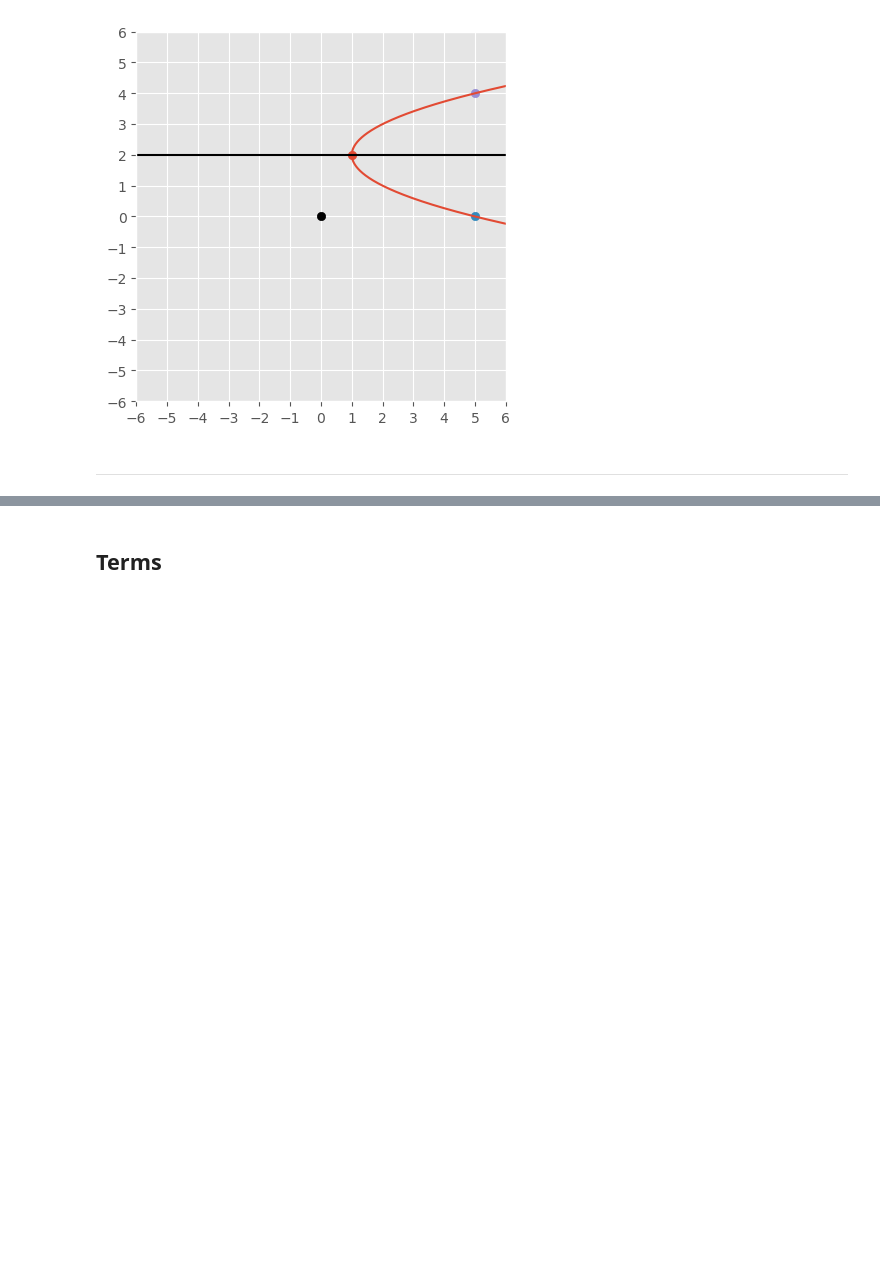
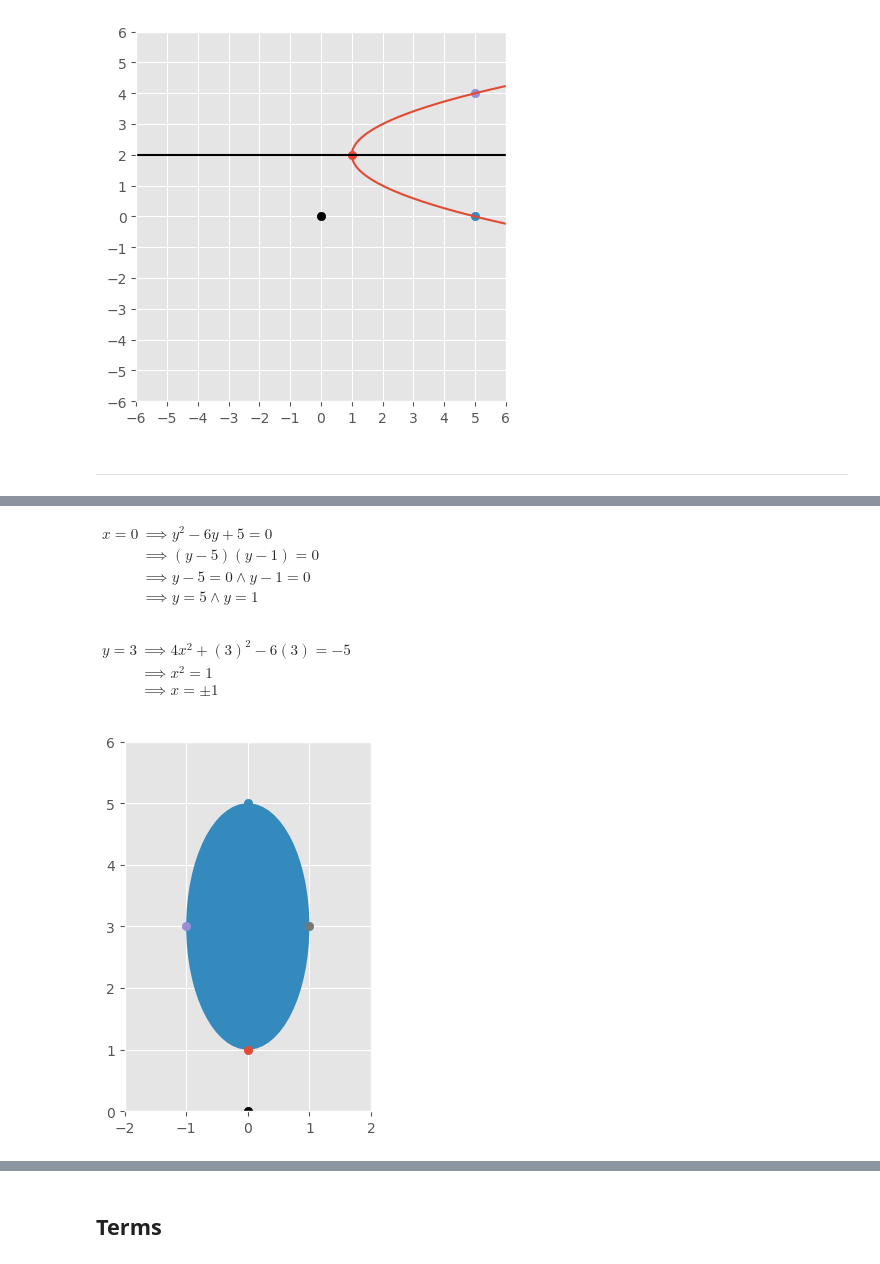
Before and after one commit to davefriedman01/VectorCalculus, a Jupyter notebook: hw1.ipynb, the cells around one changed output, grey strips where cells are left out. Cells and saved outputs as stored; diff of their text form; code cells hidden in the pictures; blank space fills up the shorter version.

```diff
--- a/hw1.ipynb
+++ b/hw1.ipynb
@@ -607,0 +737,42 @@ plt.scatter(5,4);
+# %% [markdown]
+$
+\begin{aligned}
+x=0
+&\implies
+y^2-6y+5=0\\
+&\implies(y-5)(y-1)=0\\
+&\implies y-5=0\land y-1=0\\
+&\implies y=5\land y=1\\
+\end{aligned}
+$
+# %% [markdown]
+$
+\begin{aligned}
+y=3
+&\implies
+4x^2+(3)^2-6(3)=-5\\
+&\implies
+x^2=1\\
+&\implies
+x=\pm1\\
+\end{aligned}
+$
+# %%
+h,k,a,b=0,3,1,2
+
+fig,ax=plt.subplots(subplot_kw={'aspect':'equal'});
+ax.add_artist(
+  Ellipse(xy    =(h,k),
+          width =2*a,
+          height=2*b)
+);
+plt.scatter(0,0,color='black');
+ax.set_xlim(h-a-1,h+a+1);
+ax.set_ylim(k-b-1,k+b+1);
+
+plt.scatter( 0,1);
+plt.scatter( 0,5);
+plt.scatter(-1,3);
+plt.scatter( 1,3);
+# %% [output]
+[figure, added]
```
Also changed, not shown: parts of 32 cells of this notebook.
